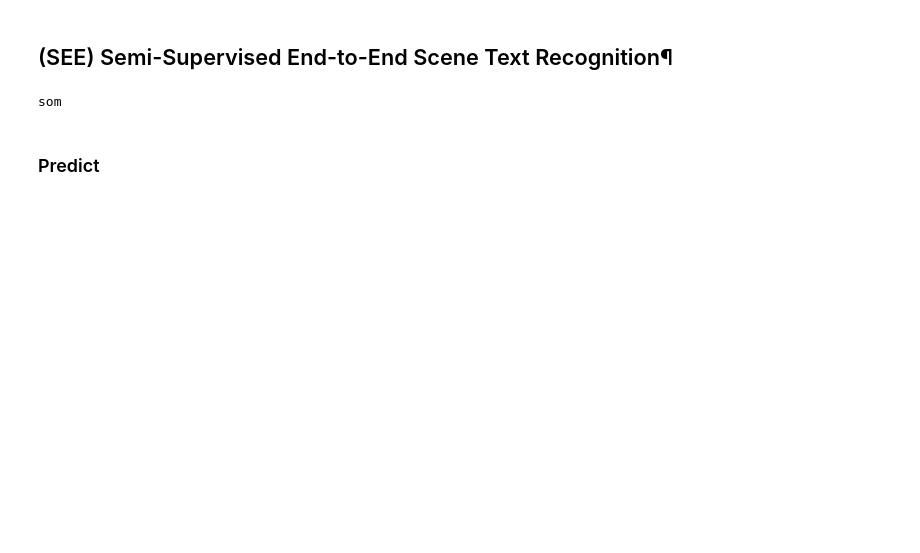
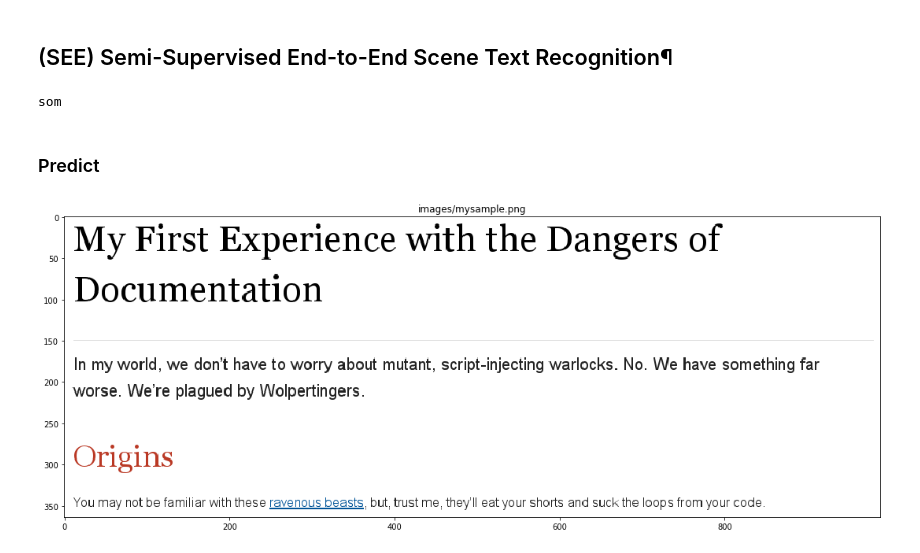
Before and after one commit to mhilmiasyrofi/sentence-recognition, a Jupyter notebook: Sentence Recognizer.ipynb, the cells around one changed output. Drawn from its saved outputs; the diff is of its cells as text; code cells hidden in the pictures; blank space fills up the shorter version.

```diff
--- a/Sentence Recognizer.ipynb
+++ b/Sentence Recognizer.ipynb
@@ -260,5 +244,5 @@ data.sort(key = operator.attrgetter("x1"))
 # %%
-sentences = [[]]
+sentences = []
 sentence = []
 threshold = 0
 if len(data) > 0 :
@@ -276,3 +260,10 @@ if len(data) > 0 :
             lower_threshold = data[i].x2
             interval_threshold = data[i].height/2
             sentence.append(data[i])
+    sentences.append(sentence)
+
+# for s in sentences:
+#     for k in s:
+#         print(k)
+#     print()
+#     print()
@@ -291,3 +270,28 @@ for s in sentences:
+# %%
+## urutin sesuai Y
+for s in sentences:
+    s.sort(key = operator.attrgetter("y1"))
+
+
+## gabungin jika masih sesuai
+idx = []
+for i in range(1, len(sentences)):
+    if abs(sentences[i-1][0].height - sentences[i][0].height) < sentences[i][0].height / 3 : ## and abs(sentences[i-1][0].x2 - sentences[i][0].x1) < sentences[i-1][0].height :
+        idx.append(i)
+
+
+count = 0
+for i in idx :
+    for s in sentences[i-count]:
+        sentences[i-1-count].append(s)
+    del sentences[i-count]
+    count += 1
+
+# for s in sentences:
+#     for k in s:
+#         print(k)
+#     print()
+#     print()
 # %% [markdown]
 ## (SEE) Semi-Supervised End-to-End Scene Text Recognition¶
 # %%
@@ -504,16 +508,23 @@ som
 # %%
 img = cv2.imread(im_name)
 img = cv2.cvtColor(img, cv2.COLOR_BGR2RGB)
+
+fig = plt.figure(figsize=(18, 16))
+ax1 = fig.add_axes((0.1, 0.2, 0.8, 0.7))
+ax1.set_title(im_name)
+plt.imshow(img)
 
 document_img = [[]]
 sentence_img = []
 
 for s in sentences:
     for k in s:
         crop_img = img[k.x1:k.x2, k.y1:k.y2]
         sentence_img.append(crop_img)
     document_img.append(sentence_img)
     sentence_img = []
+# %% [output]
+[figure, added]
 # %%
 import matplotlib.pyplot as plt
 
```
Also changed, not shown: parts of 6 cells of this notebook.
